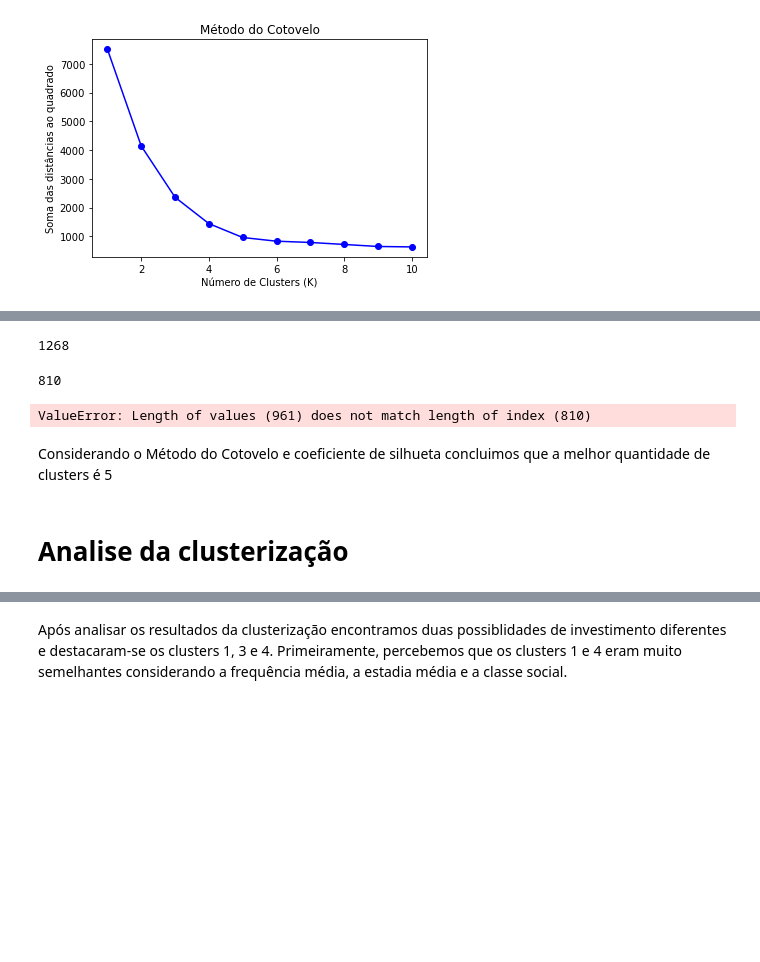
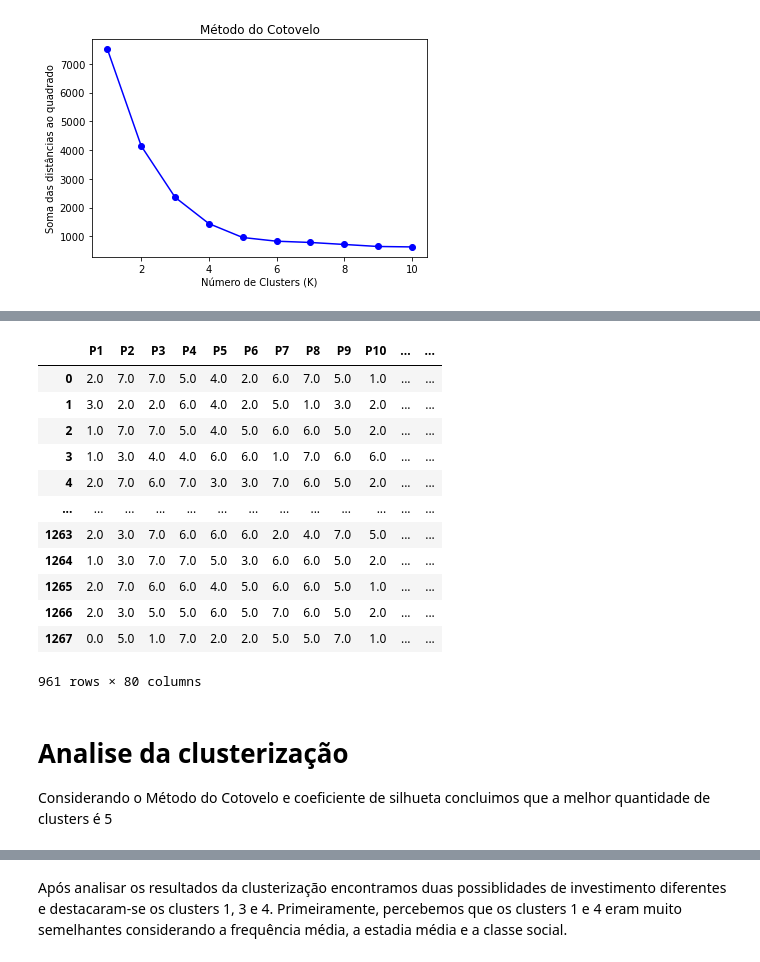
Before and after one commit to pmahfuz/Jr_hotelaria, a Jupyter notebook: Analise_base.ipynb, the cells around one changed output, grey strips where cells are left out. Saved outputs shown, nothing was run; the diff lists cells and outputs as text; code cells hidden in the pictures; blank space fills up the shorter version.

```diff
--- a/Analise_base.ipynb
+++ b/Analise_base.ipynb
@@ -535,27 +414,28 @@ len(labels)
-# %%
-df.P1.size
-# %% [output]
-1268
-# %%
-# df = df.replace(r'^\s*$', np.nan, regex=True)
-df = df.dropna()
-# %%
-df.P1.size
-# %% [output]
-810
-# %%
-# Adicionando uma coluna de clusterização no banco de dados
-
-# df = df.replace(r'^\s*$', np.nan, regex=True)
-df = df.dropna()
-
-df['cluster'] = labels
-df
-# %% [output]
-ValueError: Length of values (961) does not match length of index (810)
-# %% [markdown]
-Considerando o Método do Cotovelo e coeficiente de silhueta concluimos que a melhor quantidade de clusters é 5
+# %%
+# Removendo os valores Nan das colunas 'P1','P2','Qest','Qclasse' para poder adicionar o labels no dataframe
+df = df.replace(r'^\s*$', np.nan, regex=True)
+df.dropna(subset=['P1','P2','Qest','Qclasse'], inplace=True)
+
+# Adicionando uma coluna de clusterização no banco de dados
+df['cluster'] = labels
+df
+# %% [output]
+|  | P1 | P2 | P3 | P4 | P5 | P6 | P7 | P8 | P9 | P10 | ... | ... |
+| 0 | 2.0 | 7.0 | 7.0 | 5.0 | 4.0 | 2.0 | 6.0 | 7.0 | 5.0 | 1.0 | ... | ... |
+| 1 | 3.0 | 2.0 | 2.0 | 6.0 | 4.0 | 2.0 | 5.0 | 1.0 | 3.0 | 2.0 | ... | ... |
+| 2 | 1.0 | 7.0 | 7.0 | 5.0 | 4.0 | 5.0 | 6.0 | 6.0 | 5.0 | 2.0 | ... | ... |
+| 3 | 1.0 | 3.0 | 4.0 | 4.0 | 6.0 | 6.0 | 1.0 | 7.0 | 6.0 | 6.0 | ... | ... |
+| 4 | 2.0 | 7.0 | 6.0 | 7.0 | 3.0 | 3.0 | 7.0 | 6.0 | 5.0 | 2.0 | ... | ... |
+| ... | ... | ... | ... | ... | ... | ... | ... | ... | ... | ... | ... | ... |
+| 1263 | 2.0 | 3.0 | 7.0 | 6.0 | 6.0 | 6.0 | 2.0 | 4.0 | 7.0 | 5.0 | ... | ... |
+| 1264 | 1.0 | 3.0 | 7.0 | 7.0 | 5.0 | 3.0 | 6.0 | 6.0 | 5.0 | 2.0 | ... | ... |
+| 1265 | 2.0 | 7.0 | 6.0 | 6.0 | 4.0 | 5.0 | 6.0 | 6.0 | 5.0 | 1.0 | ... | ... |
+| 1266 | 2.0 | 3.0 | 5.0 | 5.0 | 6.0 | 5.0 | 7.0 | 6.0 | 5.0 | 2.0 | ... | ... |
+| 1267 | 0.0 | 5.0 | 1.0 | 7.0 | 2.0 | 2.0 | 5.0 | 5.0 | 7.0 | 1.0 | ... | ... |
+961 rows × 80 columns
 # %% [markdown]
 # Analise da clusterização
+
+<p>Considerando o Método do Cotovelo e coeficiente de silhueta concluimos que a melhor quantidade de clusters é 5</p>
 # %%
 # Frequência média de viagem de cada cluster
```
Also changed, not shown: parts of 52 cells of this notebook.
